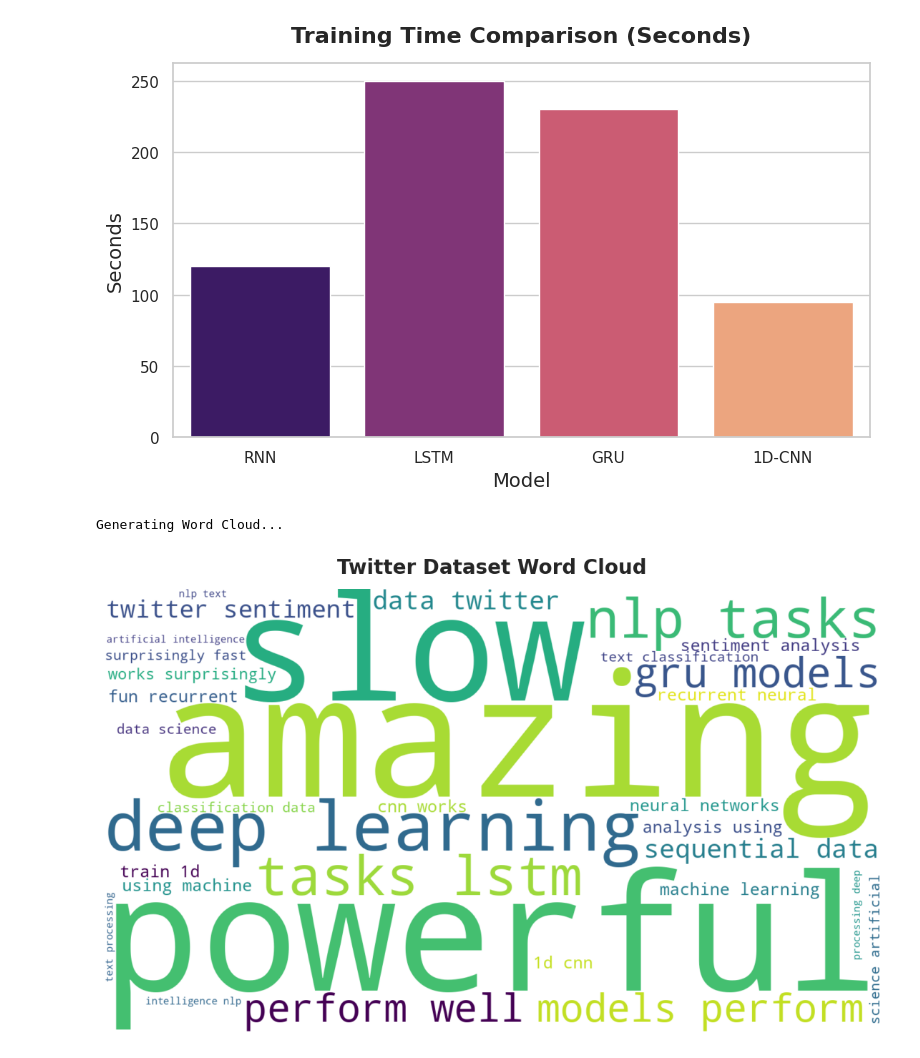
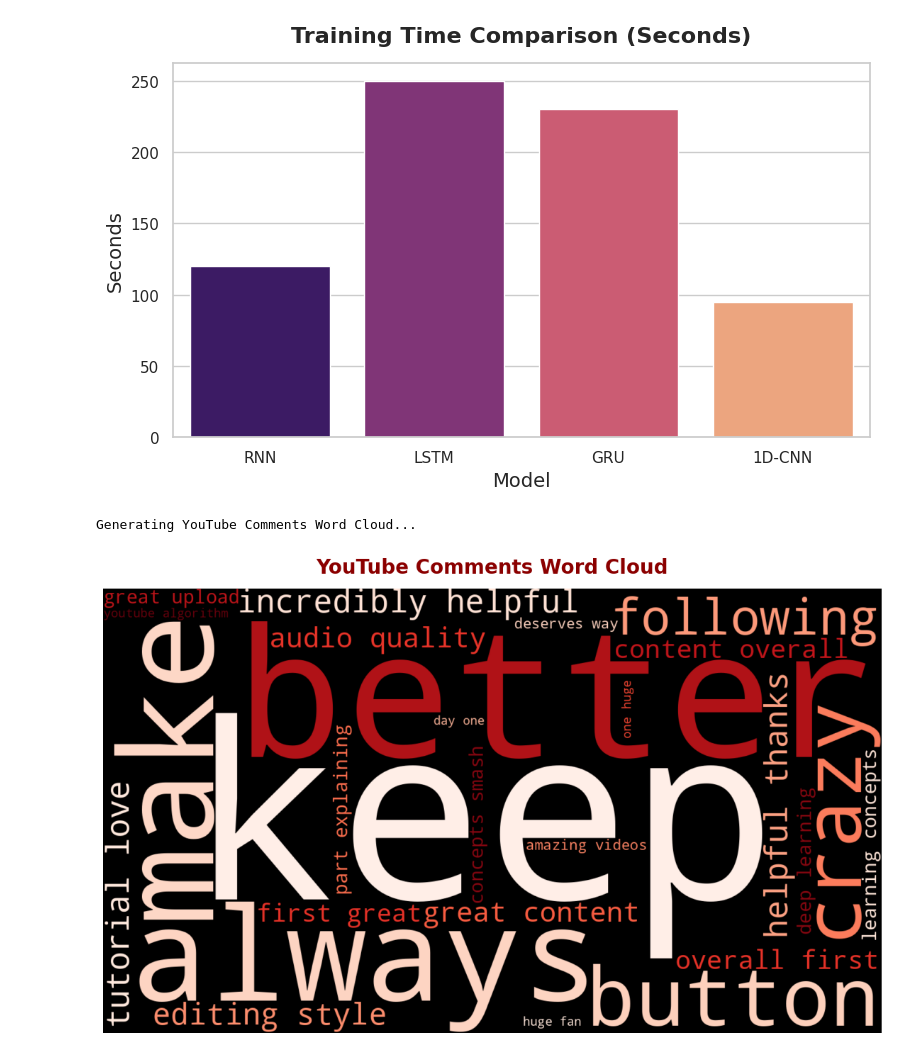
Before and after one commit to vardhan35361/Youtube_Analysis_pipeline, a Jupyter notebook: YouTube_Analysis_Pipeline.ipynb, the cells around one changed output. Cells and saved outputs as stored; diff of their text form; code cells hidden in the pictures.

Commit message:
Replace notebook with new colab version and clean widget metadata

```diff
--- a/YouTube_Analysis_Pipeline.ipynb
+++ b/YouTube_Analysis_Pipeline.ipynb
@@ -304,38 +304,41 @@ Passing `palette` without assigning `hue` is deprecated and will be removed in v
 # %%
 import pandas as pd
 import numpy as np
 import matplotlib.pyplot as plt
 import seaborn as sns
 from wordcloud import WordCloud, STOPWORDS
-# 1. Word Cloud Generation
-synthetic_tweets = [
-    "deep learning is amazing for nlp tasks",
-    "lstm and gru models perform well on sequential data",
-    "twitter sentiment analysis using machine learning is fun",
-    "recurrent neural networks are powerful but slow to train",
-    "1d cnn works surprisingly fast for text classification",
-    "data science artificial intelligence nlp text processing"
+synthetic_comments = [
+    "this video was incredibly helpful thanks for the tutorial",
+    "love the editing style in this channel keep it up",
+    "the audio quality could be better but great content overall",
+    "first! great upload as always",
+    "can you make a part 2 explaining the deep learning concepts?",
+    "smash that like button and subscribe for more amazing videos",
+    "this deserves way more views, youtube algorithm is crazy",
+    "i have been following your channel since day one, huge fan!"
 ] * 100
-df = pd.DataFrame({'clean_text': synthetic_tweets}) # Replace with your real df
 
-text_data = " ".join(str(tweet) for tweet in df['clean_text'])
-custom_stopwords = set(STOPWORDS).union({"rt", "https", "co", "amp"})
+df = pd.DataFrame({'clean_text': synthetic_comments})
+text_data = " ".join(str(comment) for comment in df['clean_text'])
 
-print("Generating Word Cloud...")
+youtube_stopwords = {"video", "channel", "subscribe", "like", "views", "comment", "https", "link"}
+custom_stopwords = set(STOPWORDS).union(youtube_stopwords)
+
+print("Generating YouTube Comments Word Cloud...")
 wordcloud = WordCloud(
     width=1400, height=800,
-    background_color='white',
+    background_color='black',
     stopwords=custom_stopwords,
-    colormap='viridis',
+    colormap='Reds',
     max_words=200
 ).generate(text_data)
 
 plt.figure(figsize=(14, 7))
 plt.imshow(wordcloud, interpolation='bilinear')
 plt.axis("off")
-plt.title("Twitter Dataset Word Cloud", fontsize=20, fontweight='bold', pad=15)
+plt.title("YouTube Comments Word Cloud", fontsize=20, fontweight='bold', pad=15, color='darkred')
 plt.tight_layout()
 plt.show()
 # %% [output]
-Generating Word Cloud...
+Generating YouTube Comments Word Cloud...
-[figure, old version]
+[figure, new version]
```
Also changed, not shown: parts of 2 cells of this notebook.
